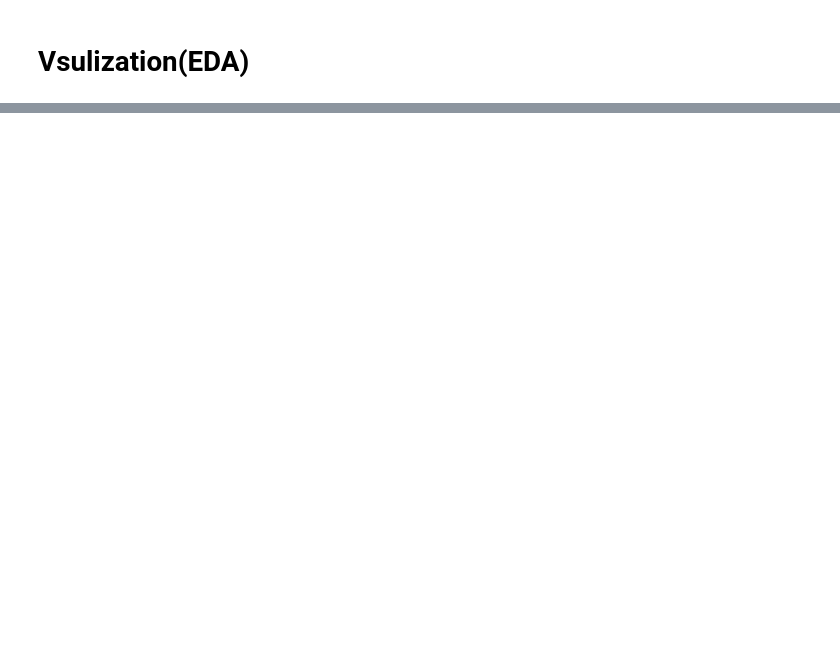
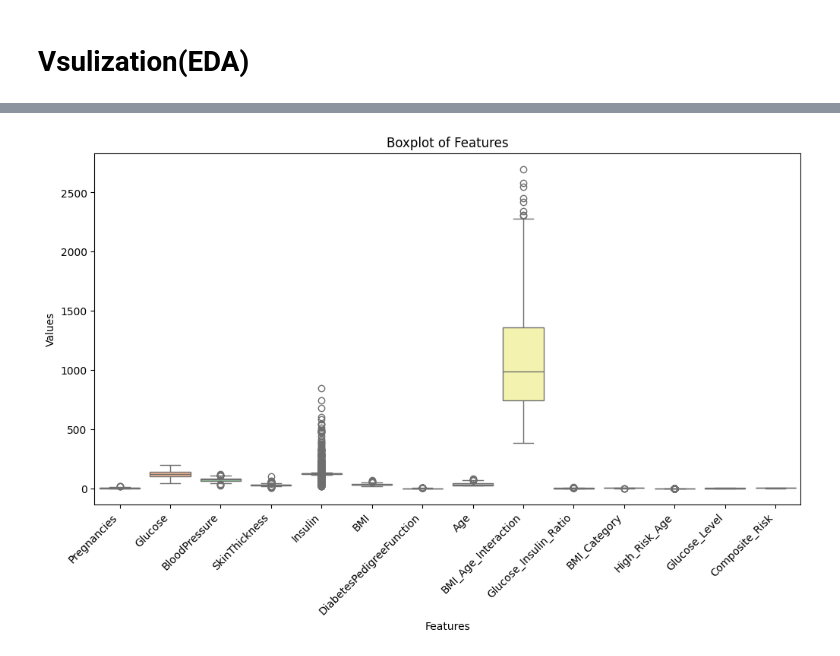
Before and after one commit to shahdelmasry12/University-Machine-Learning-Project, a Jupyter notebook: Diabetes_Prediction.ipynb, the cells around one changed output, grey strips where cells are left out. Saved outputs shown, nothing was run; the diff lists cells and outputs as text; code cells hidden in the pictures; blank space fills up the shorter version.

```diff
--- a/Diabetes_Prediction.ipynb
+++ b/Diabetes_Prediction.ipynb
@@ -223,0 +257,11 @@ df.describe()#summery statistical about data
+# %%
+# Detect Outliers
+plt.figure(figsize=(12, 6))
+sns.boxplot(data=df.drop(columns=['Outcome']), palette='pastel')
+plt.xticks(rotation=45, ha='right')
+plt.title('Boxplot of Features')
+plt.xlabel('Features')
+plt.ylabel('Values')
+plt.show()
+# %% [output]
+[figure, added]
```
Also changed, not shown: parts of 9 cells of this notebook.
